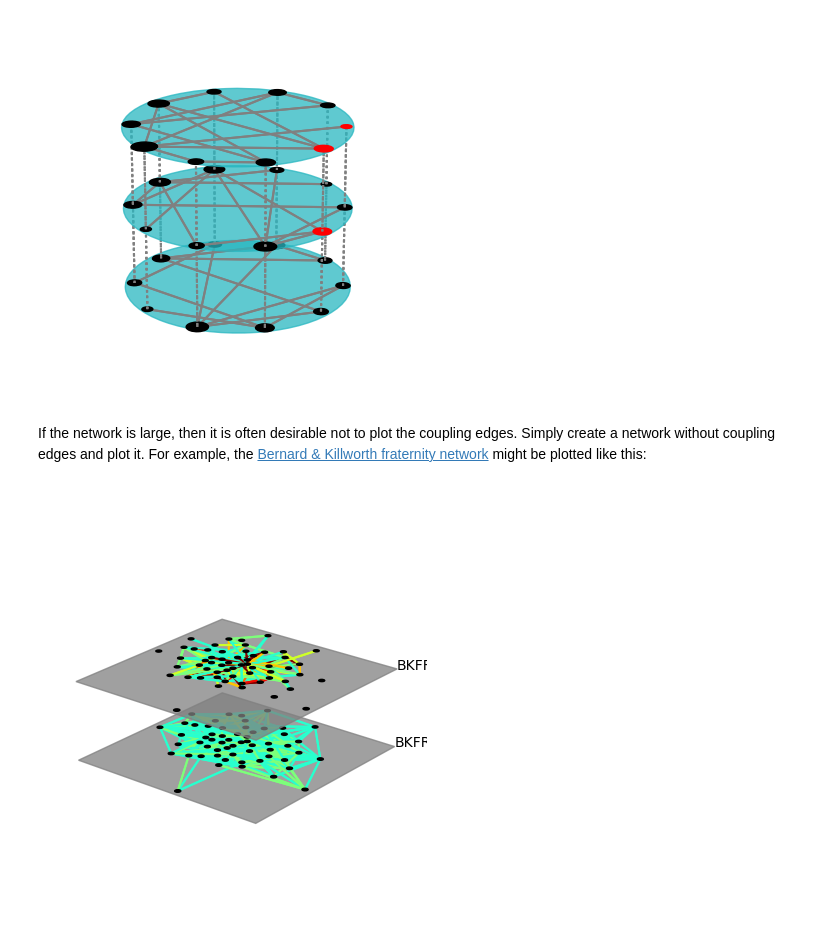
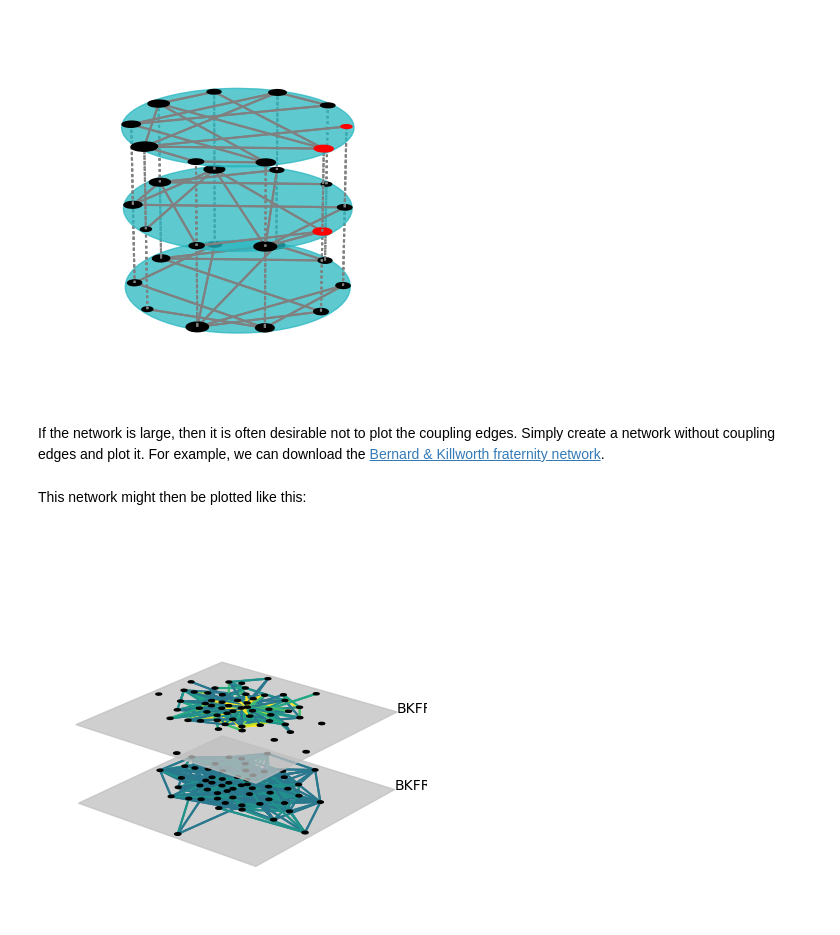
Before and after one commit to mnets/pymnet, a Jupyter notebook: pymnet/tutorials/02_visualizing.ipynb, the cells around one changed output. Saved outputs shown, nothing was run; the diff lists cells and outputs as text; code cells hidden in the pictures; blank space fills up the shorter version.

Commit message:
better external data handling in viz notebook

```diff
--- a/pymnet/tutorials/02_visualizing.ipynb
+++ b/pymnet/tutorials/02_visualizing.ipynb
@@ -45,18 +45,28 @@ fig = draw(er(10, 3*[0.3]),
            )
 # %% [output]
 [figure]
+# %% [markdown]
+If the network is large, then it is often desirable not to plot the coupling edges. Simply create a network without coupling edges and plot it.
+For example, we can download the [Bernard & Killworth fraternity network](http://vlado.fmf.uni-lj.si/pub/networks/data/ucinet/ucidata.htm#bkfrat).
+# %%
+import requests
+dataset = "bkfrat.dat"
+fraternity_dataset_url = f"http://vlado.fmf.uni-lj.si/pub/networks/data/ucinet/{dataset}"
+res = requests.get(fraternity_dataset_url)
+with open(dataset, "wb") as f:
+    f.write(res.content)
 # %% [markdown]
-If the network is large, then it is often desirable not to plot the coupling edges. Simply create a network without coupling edges and plot it. For example, the [Bernard & Killworth fraternity network](http://vlado.fmf.uni-lj.si/pub/networks/data/ucinet/ucidata.htm#bkfrat) might be plotted like this:
+This network might then be plotted like this:
 # %%
-net = read_ucinet("bkfrat.dat", couplings="none")
+net = read_ucinet(dataset, couplings="none")
 net = transforms.threshold(net, 4)
 fig = draw(net,
            show=True,
            layout="spring",
            layerColorRule={},
-           defaultLayerColor="gray",
+           defaultLayerColor="silver",
            nodeLabelRule={},
-           edgeColorRule={"rule":"edgeweight", "colormap":"jet", "scaleby":0.1}
+           edgeColorRule={"rule":"edgeweight", "colormap":"viridis", "scaleby":0.1}
            )
 # %% [output]
-[figure, old version]
+[figure, new version]
```
